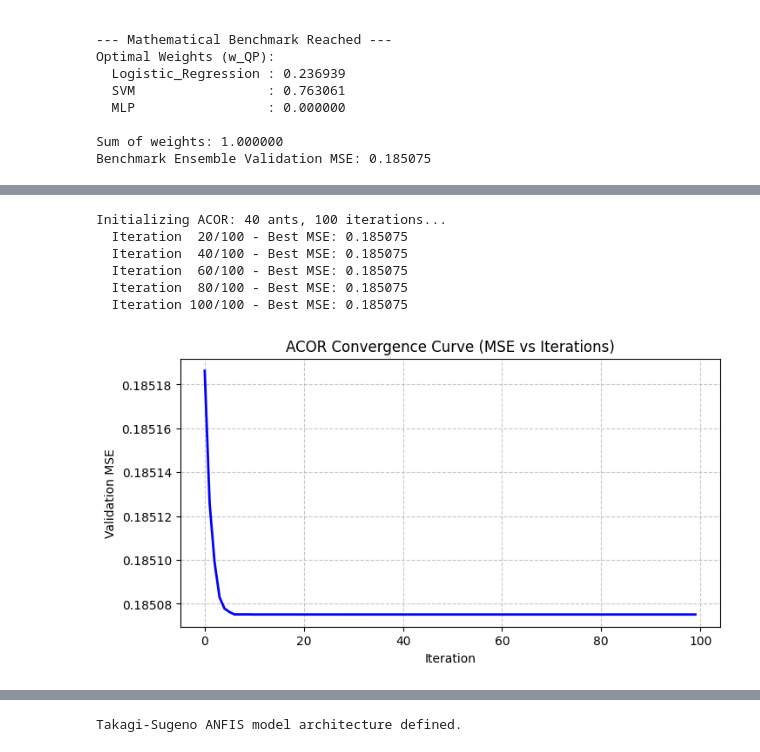
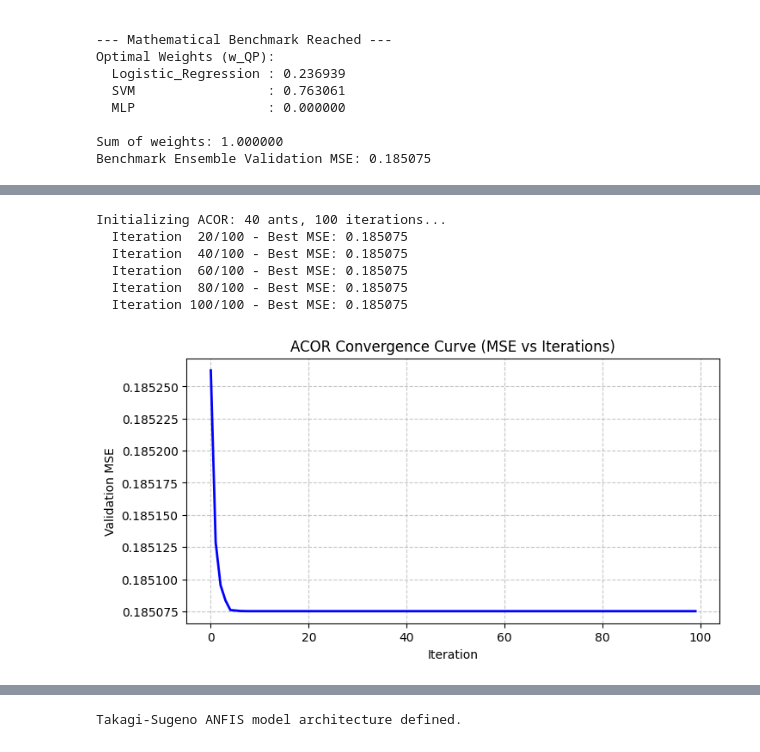
Before and after one commit to aslaa02/hyperparameter-tuning, a Jupyter notebook: Credit.ipynb, the cells around one changed output, grey strips where cells are left out. Saved outputs shown, nothing was run; the diff lists cells and outputs as text; code cells hidden in the pictures.

Commit message:
refactor(Credit.ipynb): split up logic into different cells markdown description for cells (in progress) use ColumnTransfromer.set_output() function to directly transform the X array into a dataframe

```diff
--- a/Credit.ipynb
+++ b/Credit.ipynb
@@ -290,22 +325,3 @@ Optimal Weights (w_QP):
 
 Sum of weights: 1.000000
 Benchmark Ensemble Validation MSE: 0.185075
-# %%
-# [Corrected Cell 4.1 Snippet] Softmax Simplex Mapping
-
-
-def project_to_simplex_softmax(w):
-    """
-    Smoothly projects unconstrained weights from R^3 onto the probability simplex.
-    Guarantees w_i > 0 and sum(w) = 1.
-    """
-    # Subtract max for numerical stability (prevents overflow in exp)
-    w_stable = w - np.max(w)
-    exp_w = np.exp(w_stable)
-    return exp_w / np.sum(exp_w)
-
-def objective_function(w, P_oof, y_train):
-    # Map the ant's position to the simplex before evaluating MSE
-    w_simplex = project_to_simplex_softmax(w)
-    ensemble_preds = np.dot(P_oof, w_simplex)
-    return np.mean((ensemble_preds - y_train) ** 2)
@@ -312,24 +352,27 @@ def objective_function(w, P_oof, y_train):
 # %%
-# [Cell 4.2] Implement Continuous Ant Colony Optimization (ACOR) - CORRECTED
+# [Cell 4.2] Implement Continuous Ant Colony Optimization (ACOR)
 import matplotlib.pyplot as plt
 
 def run_acor(P, y, num_models, n_ants=40, archive_size=20, iterations=100, q=0.1, xi=0.85):
+    """
+    q: Locality of the search process. Small q favors the best-ranked solutions strongly.
+    xi: Convergence speed (analogous to pheromone evaporation).
+    """
     print(f"Initializing ACOR: {n_ants} ants, {iterations} iterations...")
 
-    # 1. Initialize Archive in UNCONSTRAINED space (Standard Normal Distribution)
-    # REMOVED: Softmax projection here. Ants must be allowed to explore R^n freely.
-    archive = np.random.randn(archive_size, num_models)
+    # 1. Initialize the Solution Archive with random weights
+    archive = np.random.rand(archive_size, num_models)
+    archive = np.array([normalize_weights(w) for w in archive])
 
     # Evaluate initial archive
-    # Note: objective_function internally applies the softmax lens for scoring!
     scores = np.array([objective_function(w, P, y) for w in archive])
 
-    # Sort archive by score
+    # Sort archive by score (ascending, since we minimize MSE)
     sort_idx = np.argsort(scores)
     archive = archive[sort_idx]
     scores = scores[sort_idx]
 
-    # Calculate selection probabilities
+    # Calculate selection probabilities based on rank (Gaussian function)
     ranks = np.arange(1, archive_size + 1)
     weights = (1 / (q * archive_size * np.sqrt(2 * np.pi))) * \
               np.exp(-((ranks - 1)**2) / (2 * (q * archive_size)**2))
@@ -343,61 +386,62 @@ def run_acor(P, y, num_models, n_ants=40, archive_size=20, iterations=100, q=0.1
         new_scores = np.zeros(n_ants)
 
         for ant in range(n_ants):
+            # Choose a guiding solution from the archive based on selection_probs
             guide_idx = np.random.choice(archive_size, p=selection_probs)
             guide_solution = archive[guide_idx]
 
+            # Calculate dynamic standard deviation (sigma) for the Gaussian kernel
+            # Sigma is proportional to the average distance to other solutions in the archive
             sigma = xi * np.sum(np.abs(archive - guide_solution), axis=0) / (archive_size - 1)
 
-            # Sample new continuous weights in UNCONSTRAINED space
+            # Sample new continuous weights
             sampled_w = np.random.normal(loc=guide_solution, scale=sigma)
+            sampled_w = normalize_weights(sampled_w)
 
-            # REMOVED: Softmax projection here.
             new_solutions[ant] = sampled_w
             new_scores[ant] = objective_function(sampled_w, P, y)
 
         # 3. Update Archive
+        # Combine old archive and new solutions
         combined_archive = np.vstack((archive, new_solutions))
         combined_scores = np.concatenate((scores, new_scores))
 
+        # Sort and keep the best `archive_size` solutions
         sort_idx = np.argsort(combined_scores)
         archive = combined_archive[sort_idx][:archive_size]
         scores = combined_scores[sort_idx][:archive_size]
 
+        # Track best MSE
         convergence_curve[iter] = scores[0]
 
         if (iter + 1) % 20 == 0:
             print(f"  Iteration {iter+1:3d}/{iterations} - Best MSE: {scores[0]:.6f}")
 
     return archive[0], scores[0], convergence_curve
 
-# ------------------------------------------------------------------
-# Execution Block
-# ------------------------------------------------------------------
+# Execute the algorithm
 num_base_models = P_val.shape[1]
+# Fix: Explicitly cast y_val_array to float to avoid categorical subtraction error
 y_val_numeric = y_val_array.astype(float)
+w_ACO_raw, mse_ACO, convergence = run_acor(P_val, y_val_numeric, num_models=num_base_models)
+w_ACO = normalize_weights(w_ACO_raw)
 
-# Run ACO in unconstrained space
-w_ACO_raw, mse_ACO, convergence = run_acor(P_val, y_val_numeric, num_models=num_base_models)
-
-# Apply softmax ONE FINAL TIME to extract the true mathematical weights for inference
-w_ACO = project_to_simplex_softmax(w_ACO_raw)
-
-# Plot convergence
+# Plot convergence for strict performance verification
 plt.figure(figsize=(8, 4))
 plt.plot(convergence, color='blue', linewidth=2)
 plt.title('ACOR Convergence Curve (MSE vs Iterations)')
 plt.xlabel('Iteration')
 plt.ylabel('Validation MSE')
 plt.grid(True, linestyle='--', alpha=0.7)
 plt.show()
 # %% [output]
 Initializing ACOR: 40 ants, 100 iterations...
   Iteration  20/100 - Best MSE: 0.185075
   Iteration  40/100 - Best MSE: 0.185075
   Iteration  60/100 - Best MSE: 0.185075
   Iteration  80/100 - Best MSE: 0.185075
   Iteration 100/100 - Best MSE: 0.185075
-[figure, old version]
+[figure, new version]
 # %%
 # [Cell 4.3] Compare w_ACO with w_QP
 print("--- Weight Optimization Comparison ---")
```
Also changed, not shown: parts of 16 cells of this notebook.
